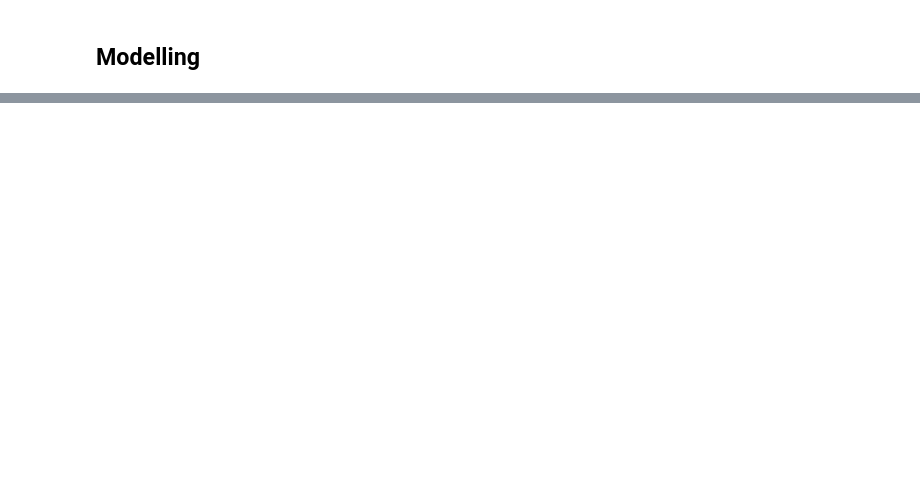
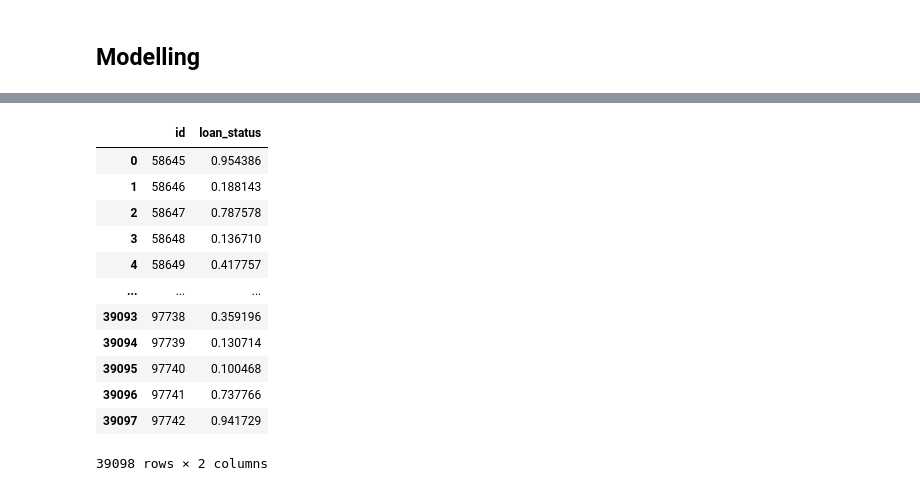
Before and after one commit to godsesaurab/Kaggle_Notebooks, a Jupyter notebook: loan-approval-competetion.ipynb, the cells around one changed output, grey strips where cells are left out. Cells and saved outputs as stored; diff of their text form; code cells hidden in the pictures; blank space fills up the shorter version.

Commit message:
Kaggle Notebook | Loan_Approval_Competetion | Version 4

```diff
--- a/loan-approval-competetion.ipynb
+++ b/loan-approval-competetion.ipynb
@@ -590,0 +657,2 @@ y_pred = model.predict(dtest)
+# %%
+y_pred_df = y_pred_df.T
@@ -590,0 +675,3 @@ y_pred = model.predict(dtest)
+# %%
+final_pred = pd.concat([test_df_1,y_pred_df],axis=1)
+final_pred
@@ -590,0 +712,20 @@ y_pred = model.predict(dtest)
+# %%
+submdf = final_pred[['id',0]]
+# %%
+submdf_1 = submdf.rename({0:"loan_status"},axis=1)
+# %%
+submdf_1
+# %% [output]
+|  | id | loan_status |
+| 0 | 58645 | 0.954386 |
+| 1 | 58646 | 0.188143 |
+| 2 | 58647 | 0.787578 |
+| 3 | 58648 | 0.136710 |
+| 4 | 58649 | 0.417757 |
+| ... | ... | ... |
+| 39093 | 97738 | 0.359196 |
+| 39094 | 97739 | 0.130714 |
+| 39095 | 97740 | 0.100468 |
+| 39096 | 97741 | 0.737766 |
+| 39097 | 97742 | 0.941729 |
+39098 rows × 2 columns
```
Also changed, not shown: parts of 14 cells of this notebook.
